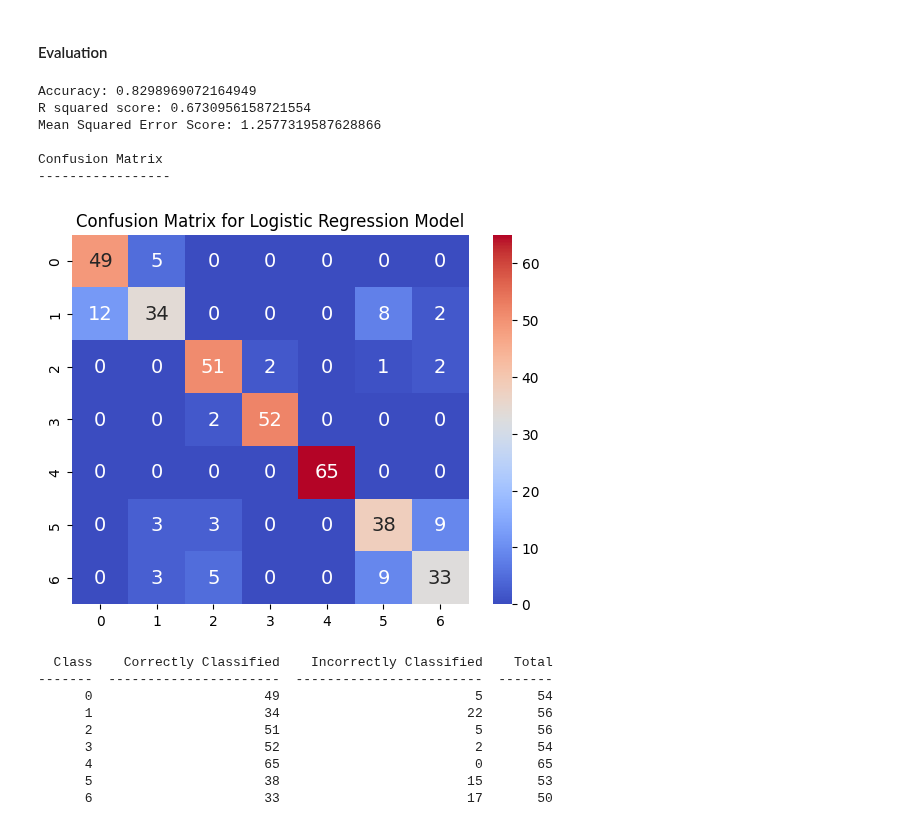
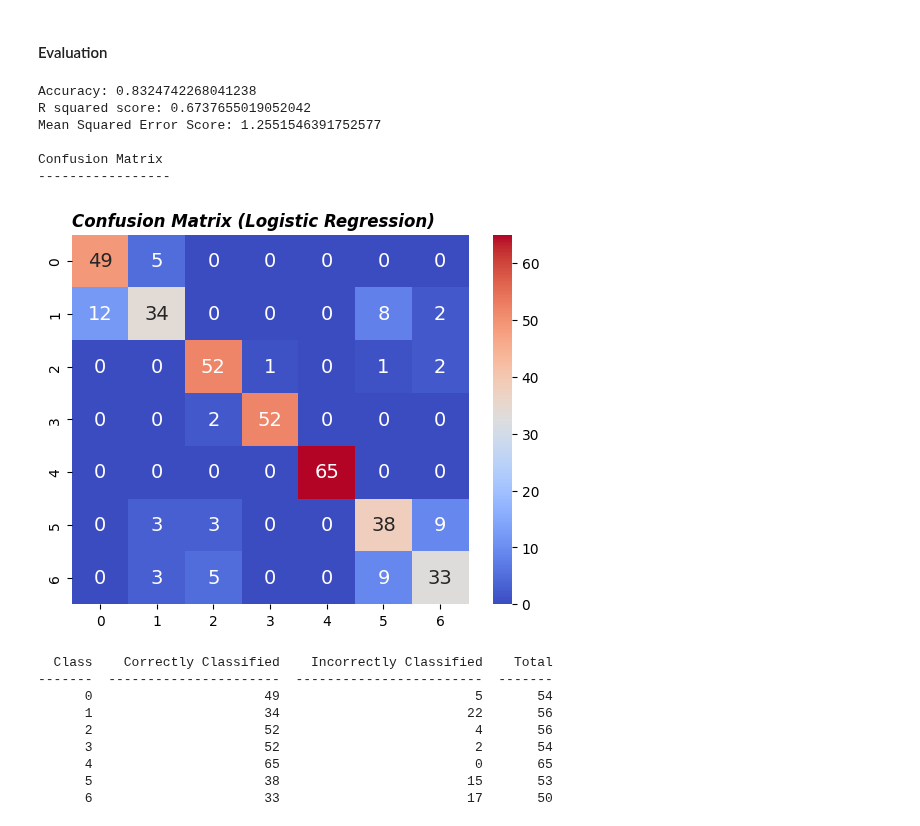
Before and after one commit to xvxvdee/CPS844_Assignment, a Jupyter notebook: Logistic_Regression.ipynb, the cells around one changed output. Cells and saved outputs as stored; diff of their text form; code cells hidden in the pictures.

Commit message:
Updated title style and changer solver to newton-cg

```diff
--- a/Logistic_Regression.ipynb
+++ b/Logistic_Regression.ipynb
@@ -35,7 +35,7 @@ y=df["NObeyesdad"]
 #### Training, Testing
 # %%
 X_train,X_test,y_train,y_test = train_test_split(X,y,test_size=0.2,random_state=42,stratify=y)
-logistic_regression = LogisticRegression(random_state=42,max_iter=1000000).fit(X_train,y_train)
+logistic_regression = LogisticRegression(random_state=42,max_iter=1000000,solver="newton-cg").fit(X_train,y_train)
 # %% [markdown]
 #### Visualization
 # %% [markdown]
@@ -43,32 +43,32 @@ logistic_regression = LogisticRegression(random_state=42,max_iter=1000000).fit(X
 # %%
 ypred = logistic_regression.predict(X_test)
 accuracy = accuracy_score(y_test,ypred)
 cf_matrix = confusion_matrix(y_test,ypred)
 r_squared = r2_score(y_test,ypred)
 mse = mean_squared_error(y_test,ypred)
 
 print("Accuracy: {0}\nR squared score: {1}\nMean Squared Error Score: {2}".format(accuracy,r_squared,mse))
 
 df_cm = pd.DataFrame(cf_matrix, range(7), range(7))
 print("\nConfusion Matrix\n-----------------")
 sns.heatmap(df_cm, annot=True, annot_kws={"size": 14},cmap = 'coolwarm',) # font size
-plt.title("Confusion Matrix for Logistic Regression Model")
+plt.title("Confusion Matrix (Logistic Regression)",loc='left', fontweight='bold',  style='italic')
 plt.show()
 
 interpret_confusion_matrix(cf_matrix)
 # %% [output]
-Accuracy: 0.8298969072164949
-R squared score: 0.6730956158721554
-Mean Squared Error Score: 1.2577319587628866
+Accuracy: 0.8324742268041238
+R squared score: 0.6737655019052042
+Mean Squared Error Score: 1.2551546391752577
 
 Confusion Matrix
 -----------------
-[figure, old version]
+[figure, new version]
   Class    Correctly Classified    Incorrectly Classified    Total
 -------  ----------------------  ------------------------  -------
       0                      49                         5       54
       1                      34                        22       56
-      2                      51                         5       56
+      2                      52                         4       56
       3                      52                         2       54
       4                      65                         0       65
       5                      38                        15       53
```
